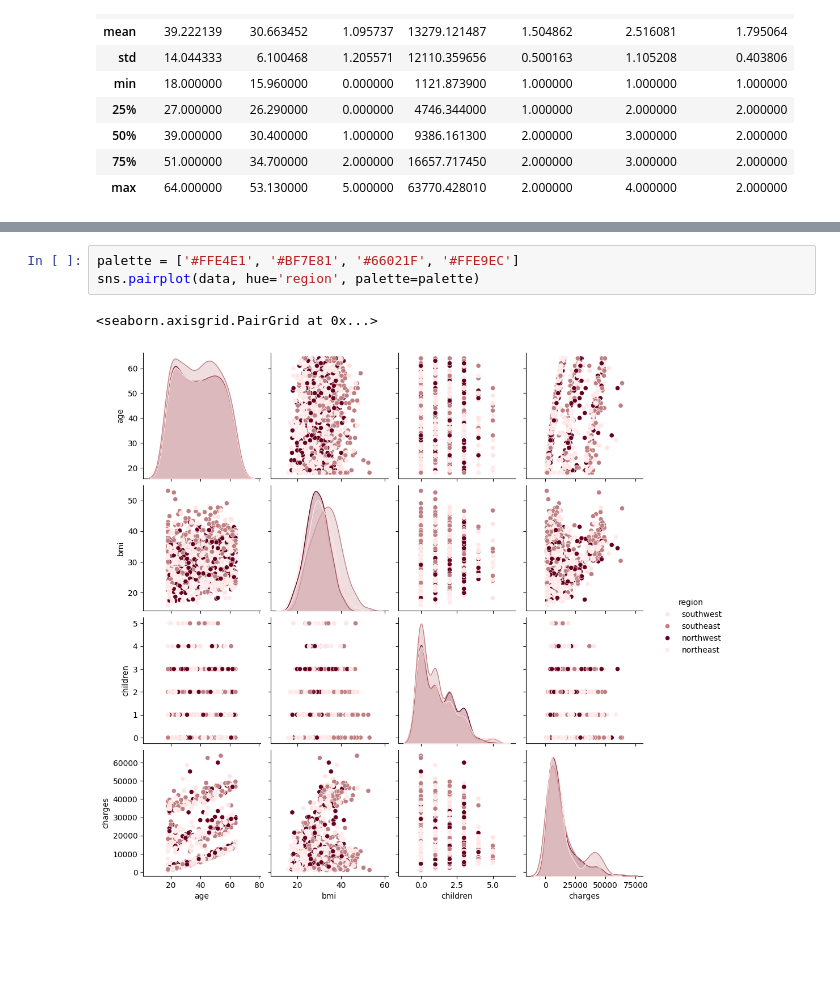
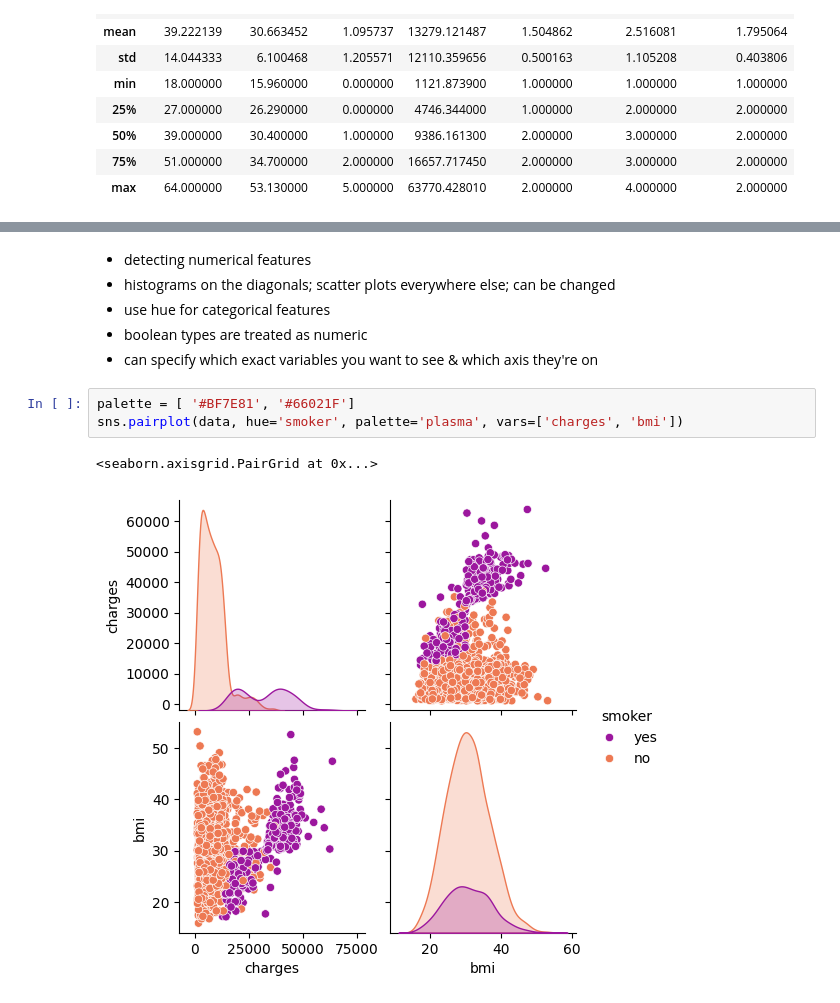
Before and after one commit to Mikayla-ds2/insurance_ml, a Jupyter notebook: model.ipynb, the cells around one changed output, grey strips where cells are left out. Saved outputs shown, nothing was run; the diff lists cells and outputs as text; blank space fills up the shorter version.

Commit message:
still exploring with the data

```diff
--- a/model.ipynb
+++ b/model.ipynb
@@ -224,6 +232,12 @@ sns.boxplot(y='charges', x='children', data=data_numeric)
+# %% [markdown]
+- detecting numerical features
+- histograms on the diagonals; scatter plots everywhere else; can be changed
+- use hue for categorical features
+- boolean types are treated as numeric
+- can specify which exact variables you want to see & which axis they're on
 # %%
-palette = ['#FFE4E1', '#BF7E81', '#66021F', '#FFE9EC']
-sns.pairplot(data, hue='region', palette=palette)
+palette = [ '#BF7E81', '#66021F']
+sns.pairplot(data, hue='smoker', palette='plasma', vars=['charges', 'bmi'])
 # %% [output]
 <seaborn.axisgrid.PairGrid at 0x...>
-[figure, old version]
+[figure, new version]
```
Also changed, not shown: parts of 13 cells of this notebook, 2 other files.
